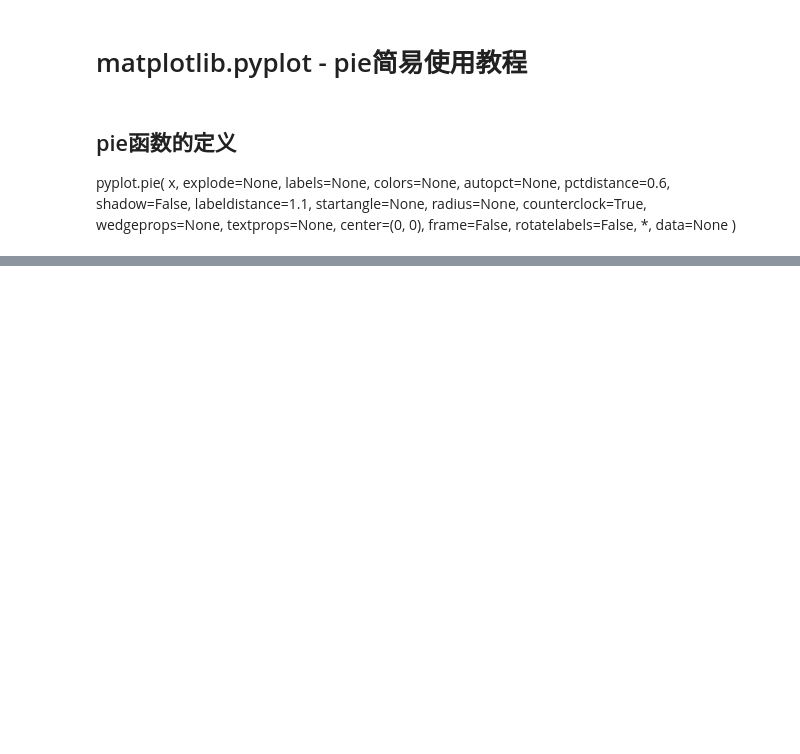
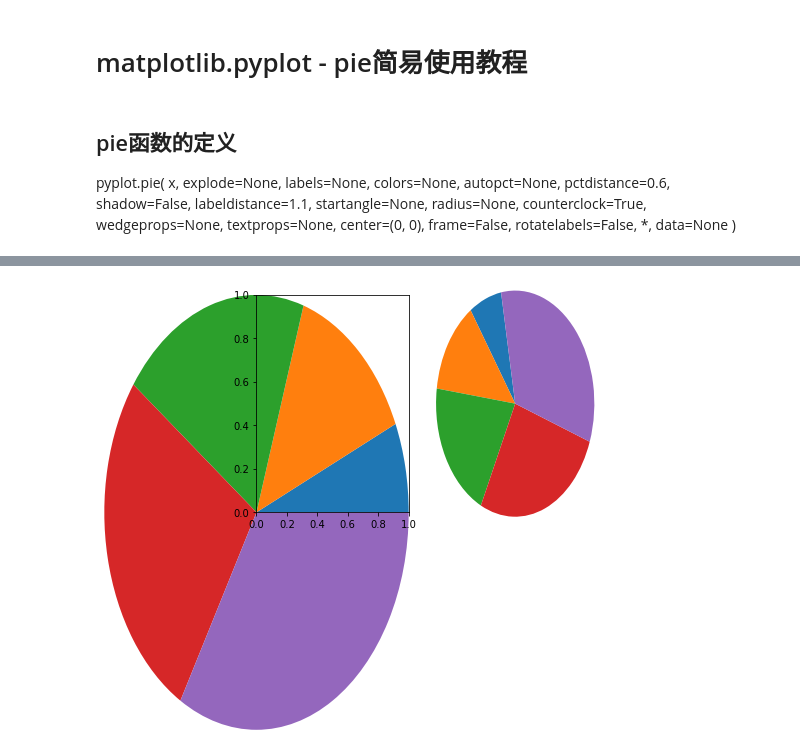
Before and after one commit to wsinbol/python-learn, a Jupyter notebook: matplotlib/pie.ipynb, the cells around one changed output, grey strips where cells are left out. Drawn from its saved outputs; the diff is of its cells as text; code cells hidden in the pictures; blank space fills up the shorter version.

```diff
--- a/matplotlib/pie.ipynb
+++ b/matplotlib/pie.ipynb
@@ -46,0 +56,9 @@ plt.show()
+# %%
+ax1 = plt.subplot(121)
+ax1.pie(num, frame=True)
+
+ax2 = plt.subplot(122)
+ax2.pie(num,startangle=100.3,radius=1.3)
+plt.show()
+# %% [output]
+[figure, added]
```
Also changed, not shown: parts of 4 cells of this notebook.
